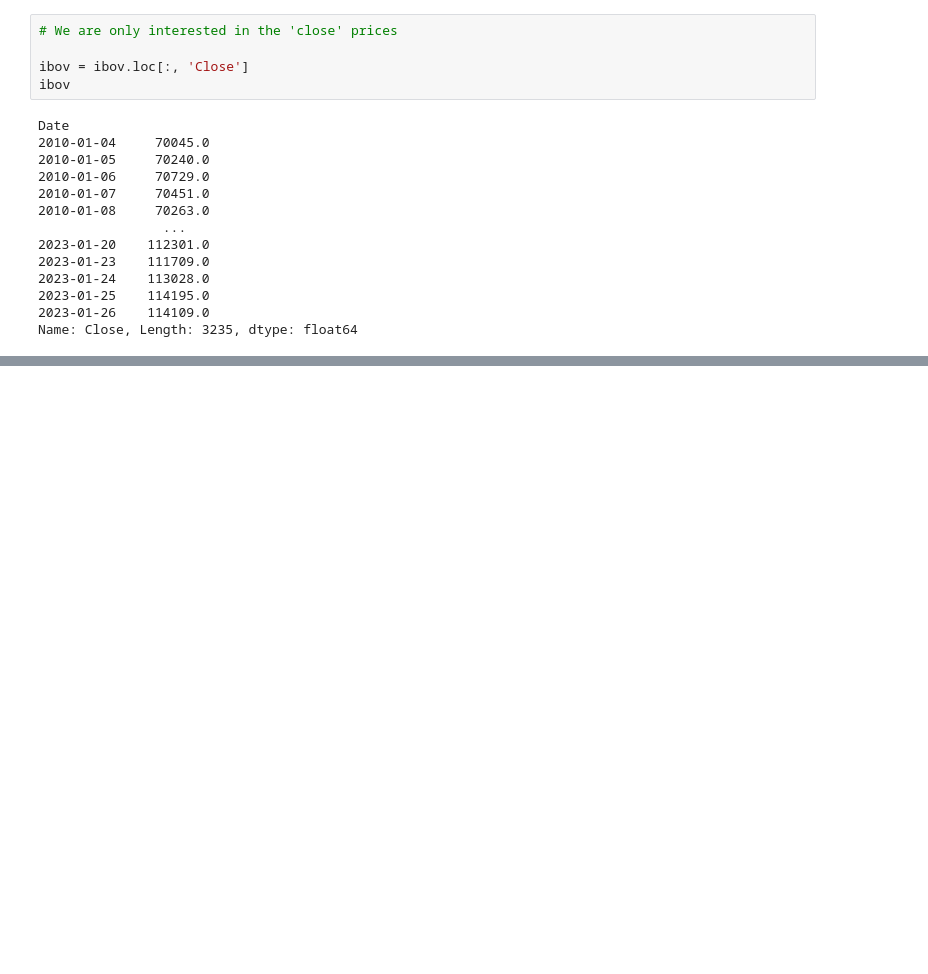
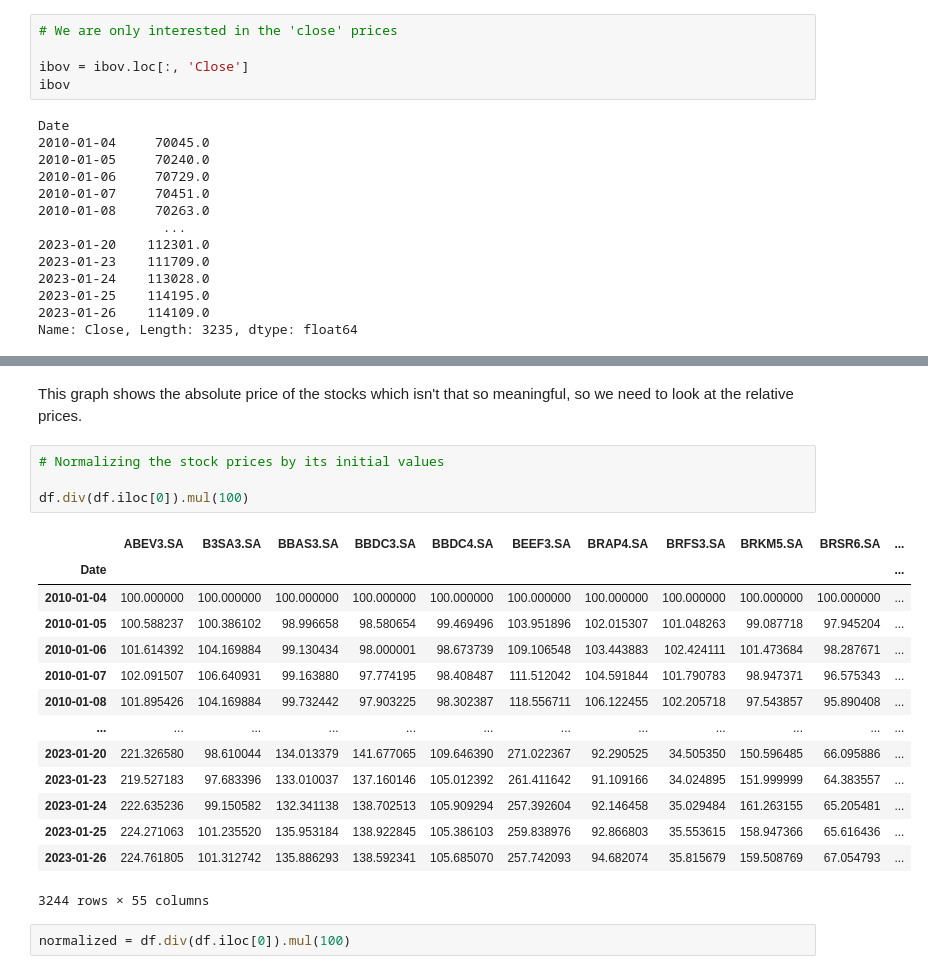
Before and after one commit to RochaErik/Project-Ibovespa-Analysis-Trading-Strategies, a Jupyter notebook: 3 - IndexTracking&ForwardTesting.ipynb, the cells around one changed output, grey strips where cells are left out. Cells and saved outputs as stored; diff of their text form; blank space fills up the shorter version.

```diff
--- a/3 - IndexTracking&ForwardTesting.ipynb
+++ b/3 - IndexTracking&ForwardTesting.ipynb
@@ -140,0 +160,23 @@ df
+# %% [markdown]
+This graph shows the absolute price of the stocks which isn't that so meaningful, so we need  to look at the relative prices.
+# %%
+# Normalizing the stock prices by its initial values
+
+df.div(df.iloc[0]).mul(100)
+# %% [output]
+|  | ABEV3.SA | B3SA3.SA | BBAS3.SA | BBDC3.SA | BBDC4.SA | BEEF3.SA | BRAP4.SA | BRFS3.SA | BRKM5.SA | BRSR6.SA | ... |
+| Date |  |  |  |  |  |  |  |  |  |  | ... |
+| 2010-01-04 | 100.000000 | 100.000000 | 100.000000 | 100.000000 | 100.000000 | 100.000000 | 100.000000 | 100.000000 | 100.000000 | 100.000000 | ... |
+| 2010-01-05 | 100.588237 | 100.386102 | 98.996658 | 98.580654 | 99.469496 | 103.951896 | 102.015307 | 101.048263 | 99.087718 | 97.945204 | ... |
+| 2010-01-06 | 101.614392 | 104.169884 | 99.130434 | 98.000001 | 98.673739 | 109.106548 | 103.443883 | 102.424111 | 101.473684 | 98.287671 | ... |
+| 2010-01-07 | 102.091507 | 106.640931 | 99.163880 | 97.774195 | 98.408487 | 111.512042 | 104.591844 | 101.790783 | 98.947371 | 96.575343 | ... |
+| 2010-01-08 | 101.895426 | 104.169884 | 99.732442 | 97.903225 | 98.302387 | 118.556711 | 106.122455 | 102.205718 | 97.543857 | 95.890408 | ... |
+| ... | ... | ... | ... | ... | ... | ... | ... | ... | ... | ... | ... |
+| 2023-01-20 | 221.326580 | 98.610044 | 134.013379 | 141.677065 | 109.646390 | 271.022367 | 92.290525 | 34.505350 | 150.596485 | 66.095886 | ... |
+| 2023-01-23 | 219.527183 | 97.683396 | 133.010037 | 137.160146 | 105.012392 | 261.411642 | 91.109166 | 34.024895 | 151.999999 | 64.383557 | ... |
+| 2023-01-24 | 222.635236 | 99.150582 | 132.341138 | 138.702513 | 105.909294 | 257.392604 | 92.146458 | 35.029484 | 161.263155 | 65.205481 | ... |
+| 2023-01-25 | 224.271063 | 101.235520 | 135.953184 | 138.922845 | 105.386103 | 259.838976 | 92.866803 | 35.553615 | 158.947366 | 65.616436 | ... |
+| 2023-01-26 | 224.761805 | 101.312742 | 135.886293 | 138.592341 | 105.685070 | 257.742093 | 94.682074 | 35.815679 | 159.508769 | 67.054793 | ... |
+3244 rows × 55 columns
+# %%
+normalized = df.div(df.iloc[0]).mul(100)
```
Also changed, not shown: parts of 19 cells of this notebook, 4 other files.
